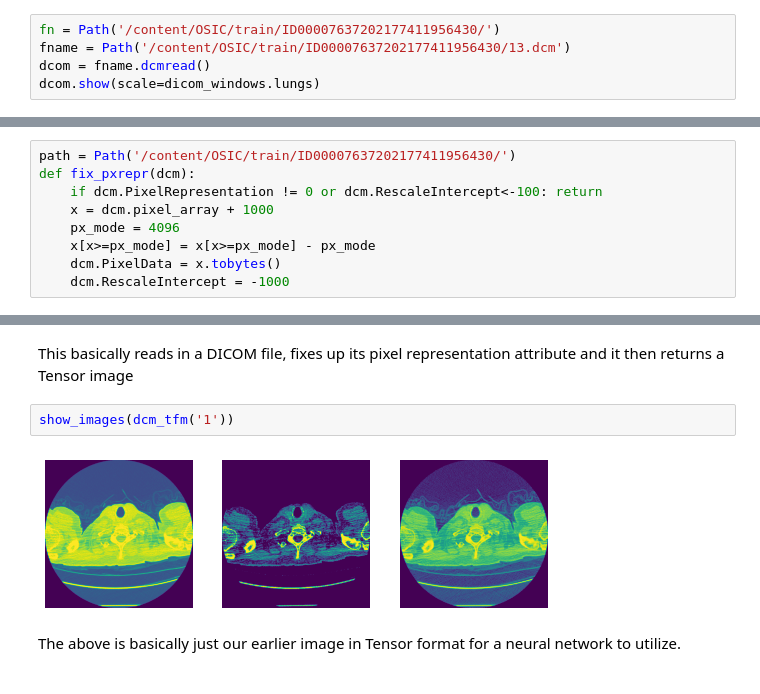
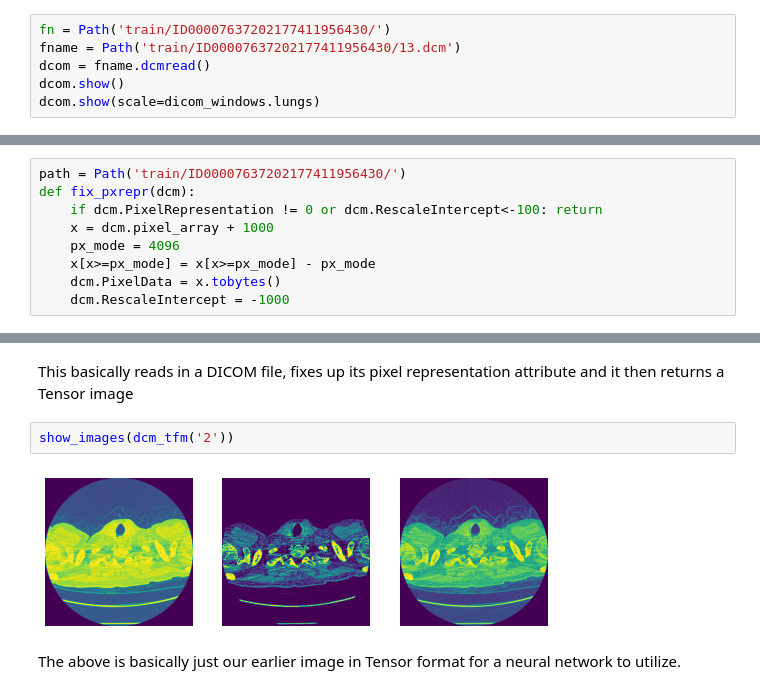
Before and after one commit to sauravakolia/OSIC-Pulmonary-, a Jupyter notebook: OSIC(EDA).ipynb, the cells around one changed output, grey strips where cells are left out. Drawn from its saved outputs; the diff is of its cells as text.

```diff
--- a/OSIC(EDA).ipynb
+++ b/OSIC(EDA).ipynb
@@ -165,8 +247,9 @@ USING fastai.medical
 # %% [markdown]
 Now We use "systematic windowing" which was previously used by radiologists with regards to the brain and fastai provide various windowing techniques.
 # %%
-fn = Path('/content/OSIC/train/ID00007637202177411956430/')
-fname = Path('/content/OSIC/train/ID00007637202177411956430/13.dcm')
+fn = Path('train/ID00007637202177411956430/')
+fname = Path('train/ID00007637202177411956430/13.dcm')
 dcom = fname.dcmread()
+dcom.show()
 dcom.show(scale=dicom_windows.lungs)
 # %% [output]
@@ -195,7 +279,7 @@ show_image(wind[lo[0]:hi[0],lo[1]:hi[1]]);
 # %% [markdown]
 Now we can isolate the lungs from the empty space.
 # %%
-path = Path('/content/OSIC/train/ID00007637202177411956430/')
+path = Path('train/ID00007637202177411956430/')
 def fix_pxrepr(dcm):
     if dcm.PixelRepresentation != 0 or dcm.RescaleIntercept<-100: return
     x = dcm.pixel_array + 1000
@@ -221,9 +305,9 @@ def dcm_tfm(fn):
 # %% [markdown]
 This basically reads in a DICOM file, fixes up its pixel representation attribute  and it then returns a Tensor image
 # %%
-show_images(dcm_tfm('1'))
+show_images(dcm_tfm('2'))
 # %% [output]
-[figure, old version]
+[figure, new version]
 # %% [markdown]
 
 
```
Also changed, not shown: parts of 62 cells of this notebook.
